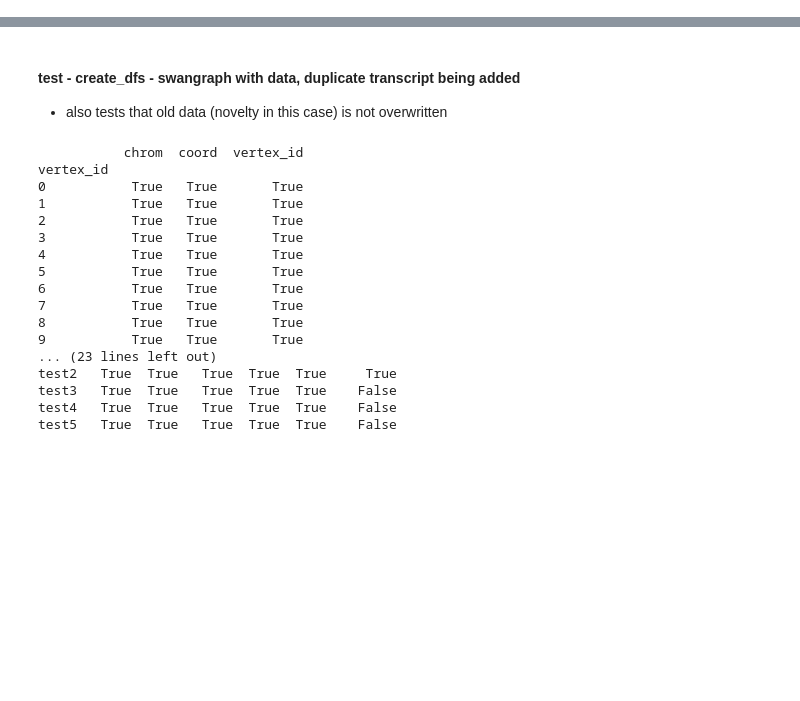
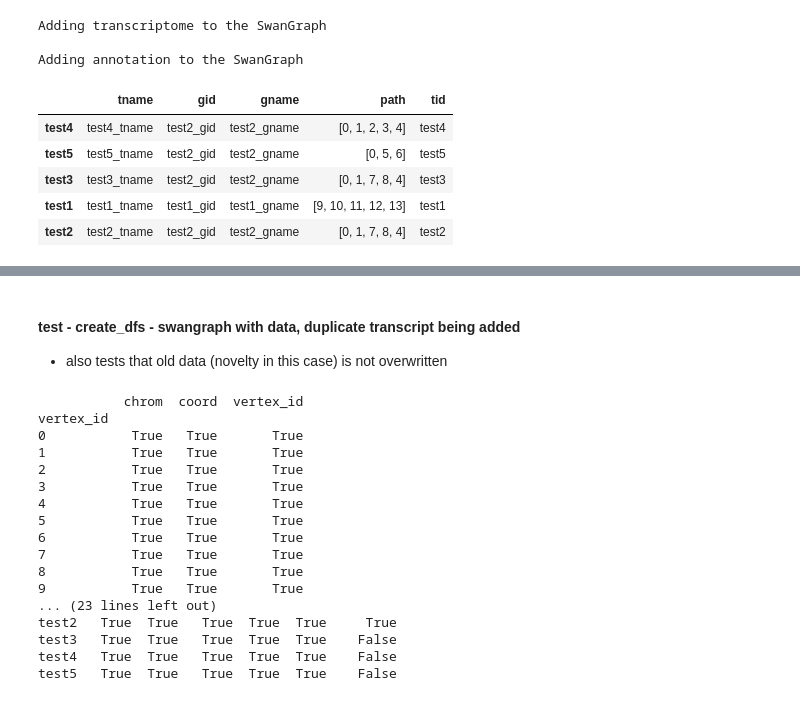
Before and after one commit to mortazavilab/swan_vis, a Jupyter notebook: tutorials/test_dev.ipynb, the cells around one changed output, grey strips where cells are left out. Saved outputs shown, nothing was run; the diff lists cells and outputs as text; code cells hidden in the pictures; blank space fills up the shorter version.

```diff
--- a/tutorials/test_dev.ipynb
+++ b/tutorials/test_dev.ipynb
@@ -5,3 +5,23 @@ import anndata
 import numpy as np
 from statsmodels.stats.multitest import multipletests
 import scipy.stats as st
+# %%
+sg = swan.SwanGraph()
+sg.add_transcriptome('../new_testing/files/test_novel.gtf')
+sg.add_annotation('../new_testing/files/test_known.gtf')
+# sg.add_transcriptome('../new_testing/files/test_novel.gtf')
+
+edge_df = sg.add_edge_coords()
+# %% [output]
+Adding transcriptome to the SwanGraph
+
+Adding annotation to the SwanGraph
+# %%
+sg.t_df
+# %% [output]
+|  | tname | gid | gname | path | tid |
+| test4 | test4_tname | test2_gid | test2_gname | [0, 1, 2, 3, 4] | test4 |
+| test5 | test5_tname | test2_gid | test2_gname | [0, 5, 6] | test5 |
+| test3 | test3_tname | test2_gid | test2_gname | [0, 1, 7, 8, 4] | test3 |
+| test1 | test1_tname | test1_gid | test1_gname | [9, 10, 11, 12, 13] | test1 |
+| test2 | test2_tname | test2_gid | test2_gname | [0, 1, 7, 8, 4] | test2 |
```
Also changed, not shown: parts of 2 cells of this notebook, 11 other files.
